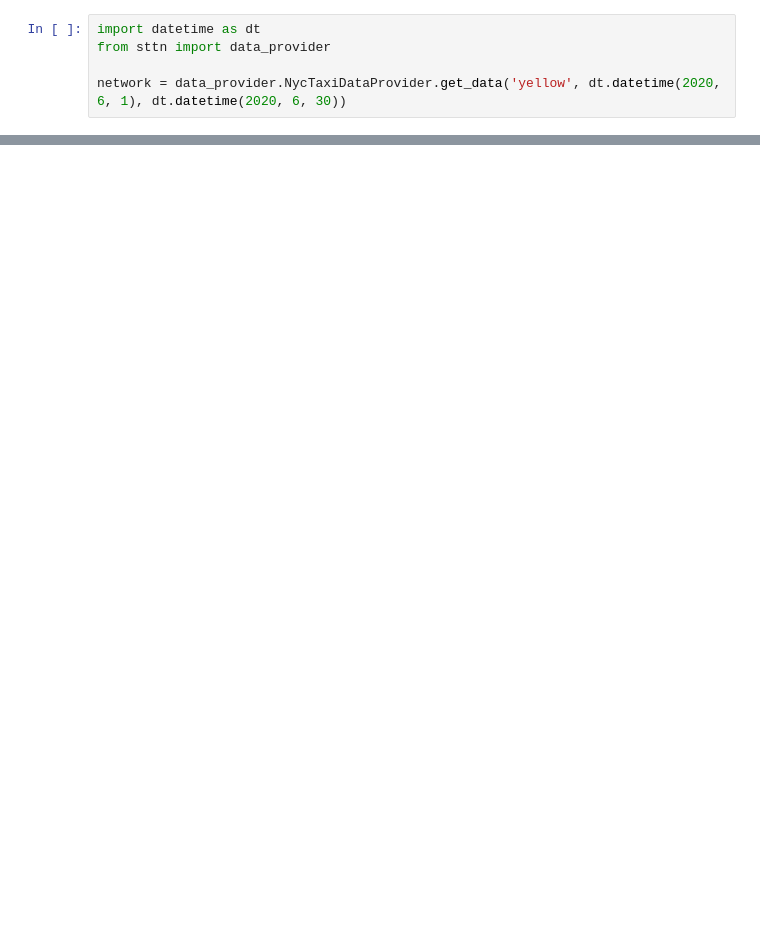
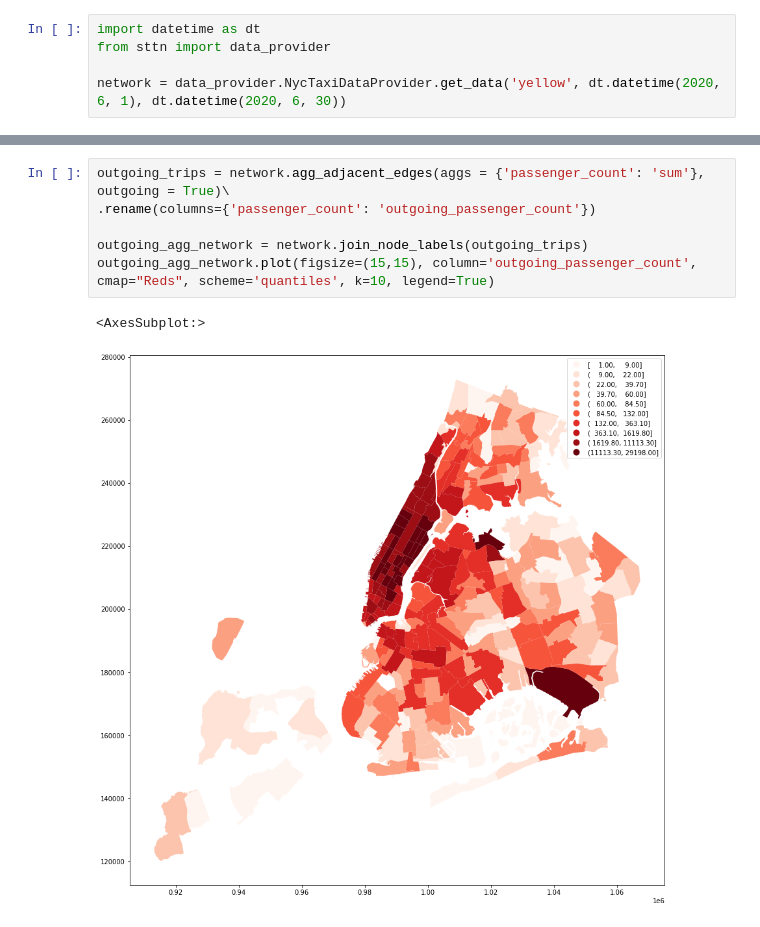
Before and after one commit to yuribogomolov/sttn, a Jupyter notebook: notebooks/nyc_taxi_demo.ipynb, the cells around one changed output, grey strips where cells are left out. Cells and saved outputs as stored; diff of their text form; blank space fills up the shorter version.

```diff
--- a/notebooks/nyc_taxi_demo.ipynb
+++ b/notebooks/nyc_taxi_demo.ipynb
@@ -21,2 +54,11 @@ aggregated.shape()
+# %%
+outgoing_trips = network.agg_adjacent_edges(aggs = {'passenger_count': 'sum'}, outgoing = True)\
+.rename(columns={'passenger_count': 'outgoing_passenger_count'})
+
+outgoing_agg_network = network.join_node_labels(outgoing_trips)
+outgoing_agg_network.plot(figsize=(15,15), column='outgoing_passenger_count', cmap="Reds", scheme='quantiles', k=10, legend=True)
+# %% [output]
+<AxesSubplot:>
+[figure, added]
 # %%
 grouped = network.group_nodes('borough')
```
Also changed, not shown: parts of 13 cells of this notebook, 7 other files.
